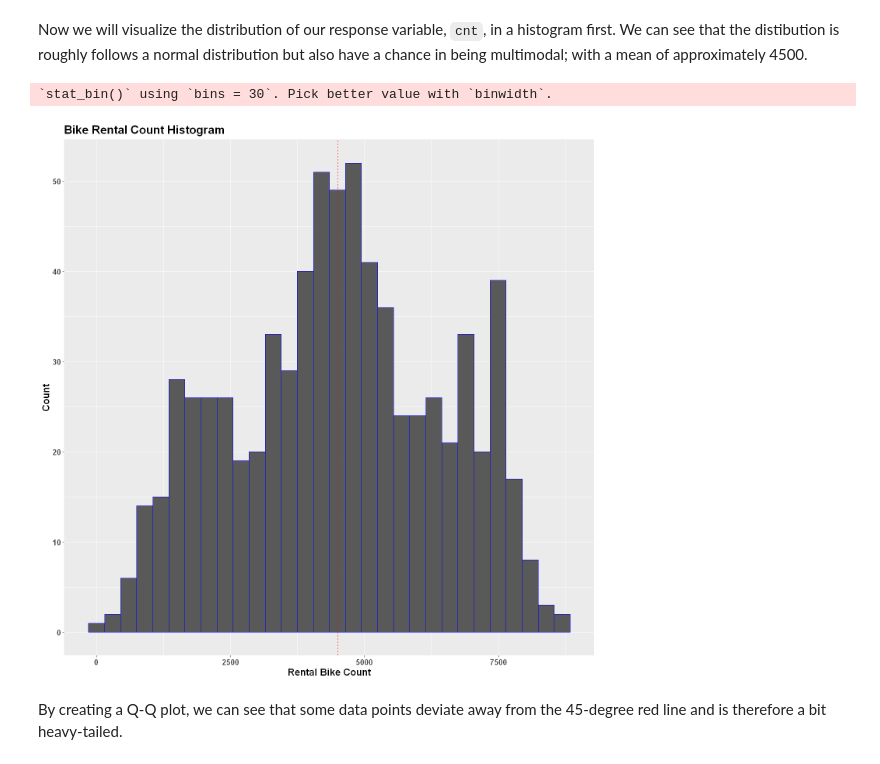
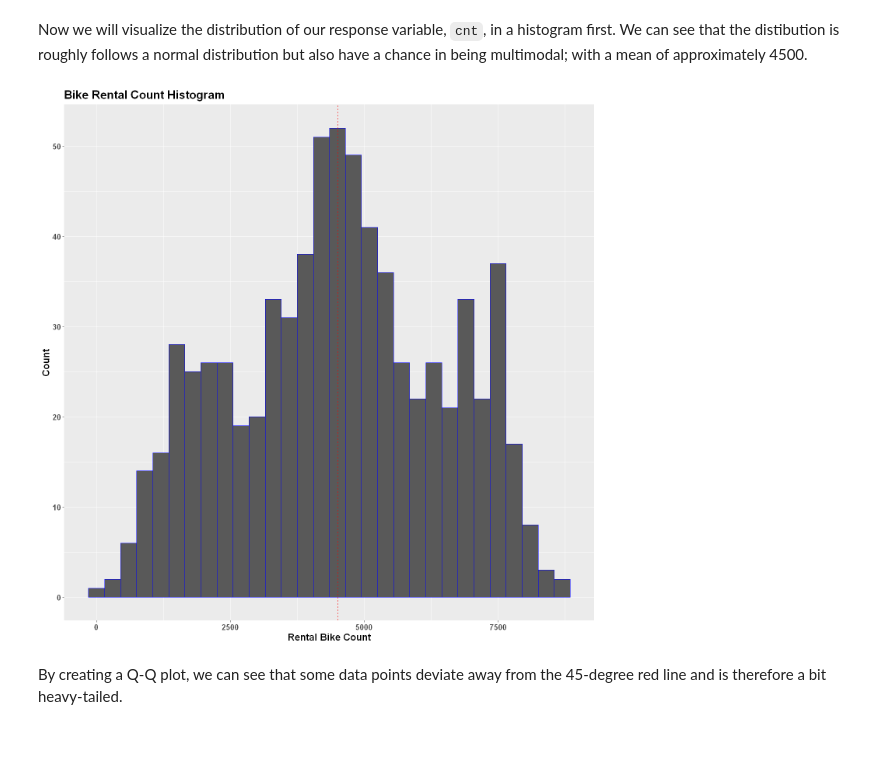
Before and after one commit to tonyliang19/stat301-group-project, a Jupyter notebook: src/methods_tony.ipynb, the cells around one changed output. Cells and saved outputs as stored; diff of their text form; code cells hidden in the pictures.

```diff
--- a/src/methods_tony.ipynb
+++ b/src/methods_tony.ipynb
@@ -221,15 +221,14 @@ We notice `temp` and `atemp` are highly correlated, this indicates that there mi
 Now we will visualize the distribution of our response variable, `cnt`, in a histogram first. We can see that the distibution is roughly follows a normal distribution but also have a chance in being multimodal; with a mean of approximately 4500.
 # %%
 bike_wrangled %>% ggplot(aes(x = cnt)) +
-    geom_histogram(alpha = 2,color = "blue") +
+    geom_histogram(binwidth = 300, alpha = 2,color = "blue") +
     geom_vline(aes(xintercept=mean(cnt)), color="red",
              linetype="dashed")+
     labs(title="Bike Rental Count Histogram",x="Rental Bike Count",
          y = "Count")+
     theme(text=element_text(size=15, face = "bold"))
 # %% [output]
-`stat_bin()` using `bins = 30`. Pick better value with `binwidth`.
-[figure, old version]
+[figure, new version]
 # %% [markdown]
 By creating a Q-Q plot, we can see that some data points deviate away from the 45-degree red line and is therefore a bit heavy-tailed.
 # %%
```
Also changed, not shown: parts of 25 cells of this notebook.
